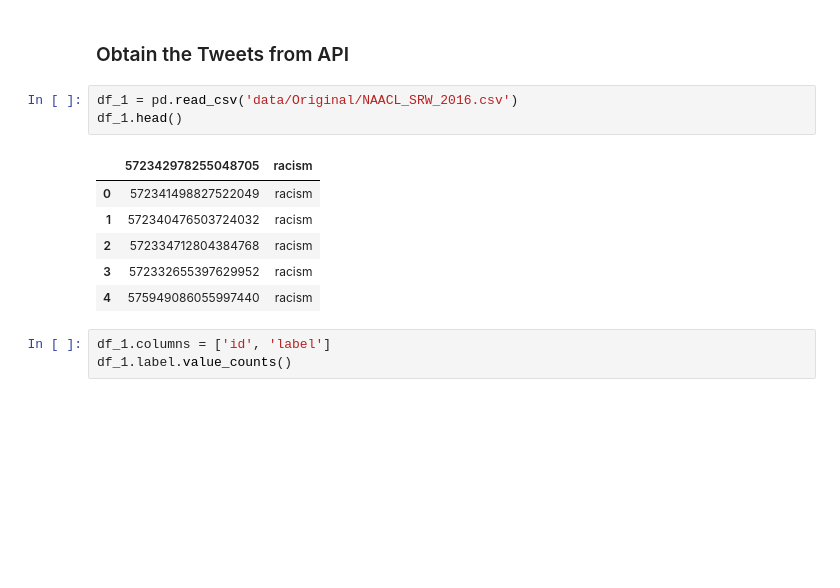
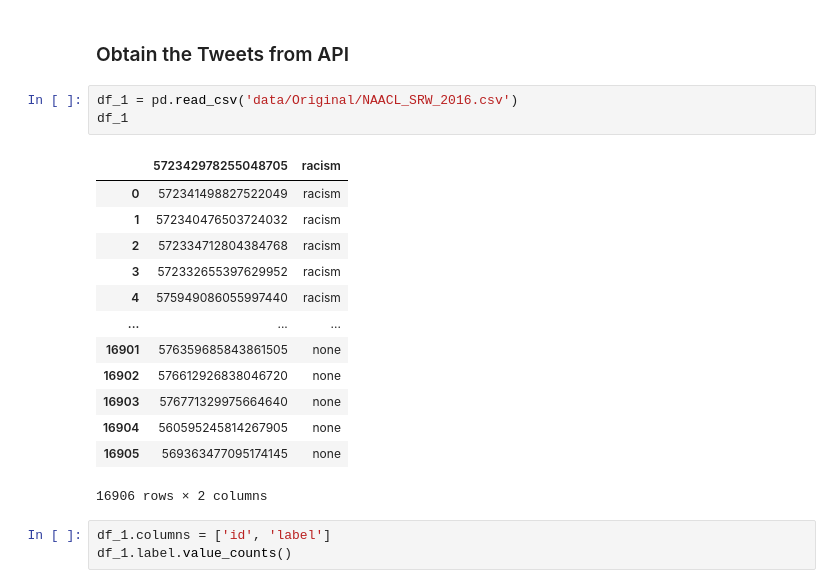
Before and after one commit to XiaohanSun01/Hate_Speech_Detection, a Jupyter notebook: Data_Collection_and_Cleaning.ipynb, the cells around one changed output. Cells and saved outputs as stored; diff of their text form; blank space fills up the shorter version.

```diff
--- a/Data_Collection_and_Cleaning.ipynb
+++ b/Data_Collection_and_Cleaning.ipynb
@@ -109,14 +109,21 @@ def removePunctuations(tweet):
 ### Obtain the Tweets from API
 # %%
 df_1 = pd.read_csv('data/Original/NAACL_SRW_2016.csv')
-df_1.head()
+df_1
 # %% [output]
 |  | 572342978255048705 | racism |
 | 0 | 572341498827522049 | racism |
 | 1 | 572340476503724032 | racism |
 | 2 | 572334712804384768 | racism |
 | 3 | 572332655397629952 | racism |
 | 4 | 575949086055997440 | racism |
+| ... | ... | ... |
+| 16901 | 576359685843861505 | none |
+| 16902 | 576612926838046720 | none |
+| 16903 | 576771329975664640 | none |
+| 16904 | 560595245814267905 | none |
+| 16905 | 569363477095174145 | none |
+16906 rows × 2 columns
 # %%
 df_1.columns = ['id', 'label']
 df_1.label.value_counts()
```
Also changed, not shown: parts of 28 cells of this notebook, 9 other files.
